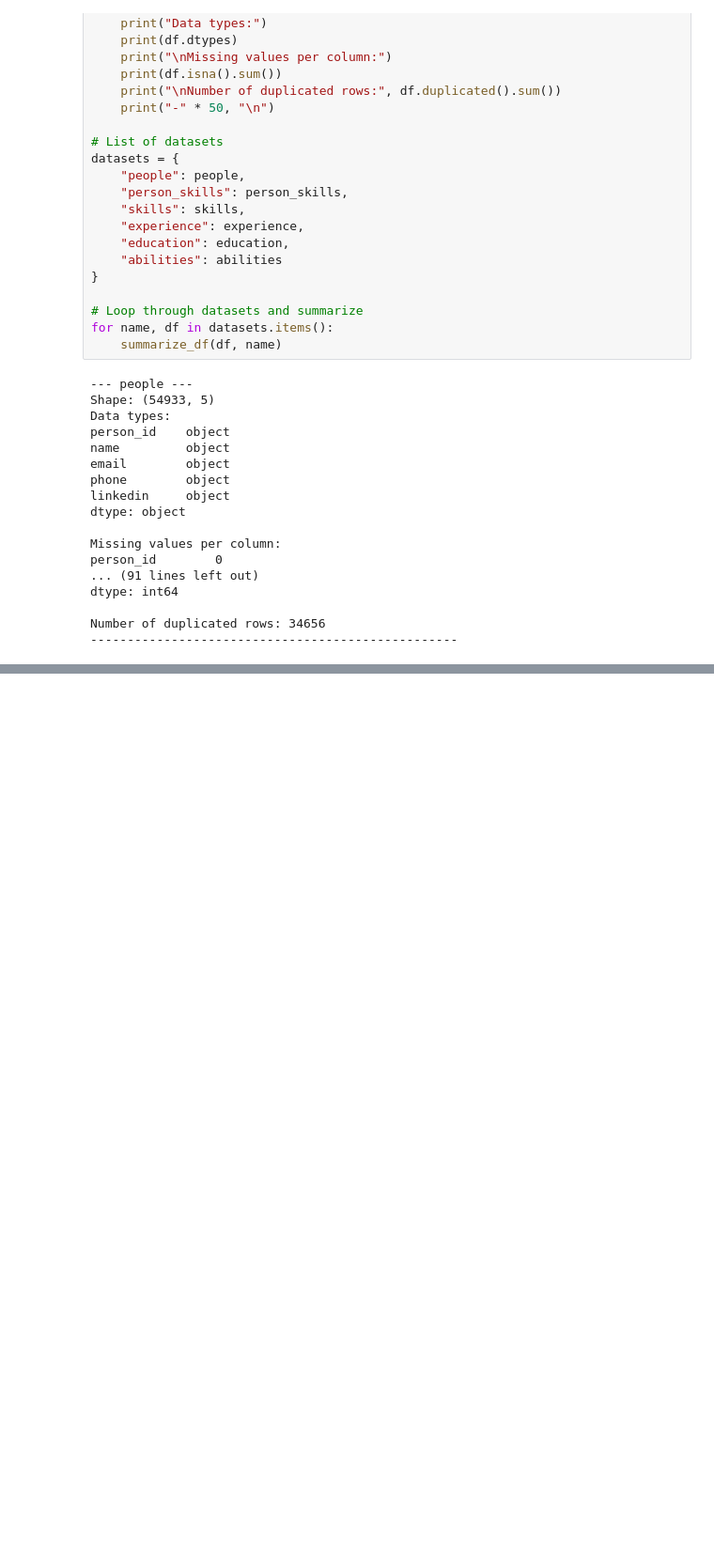
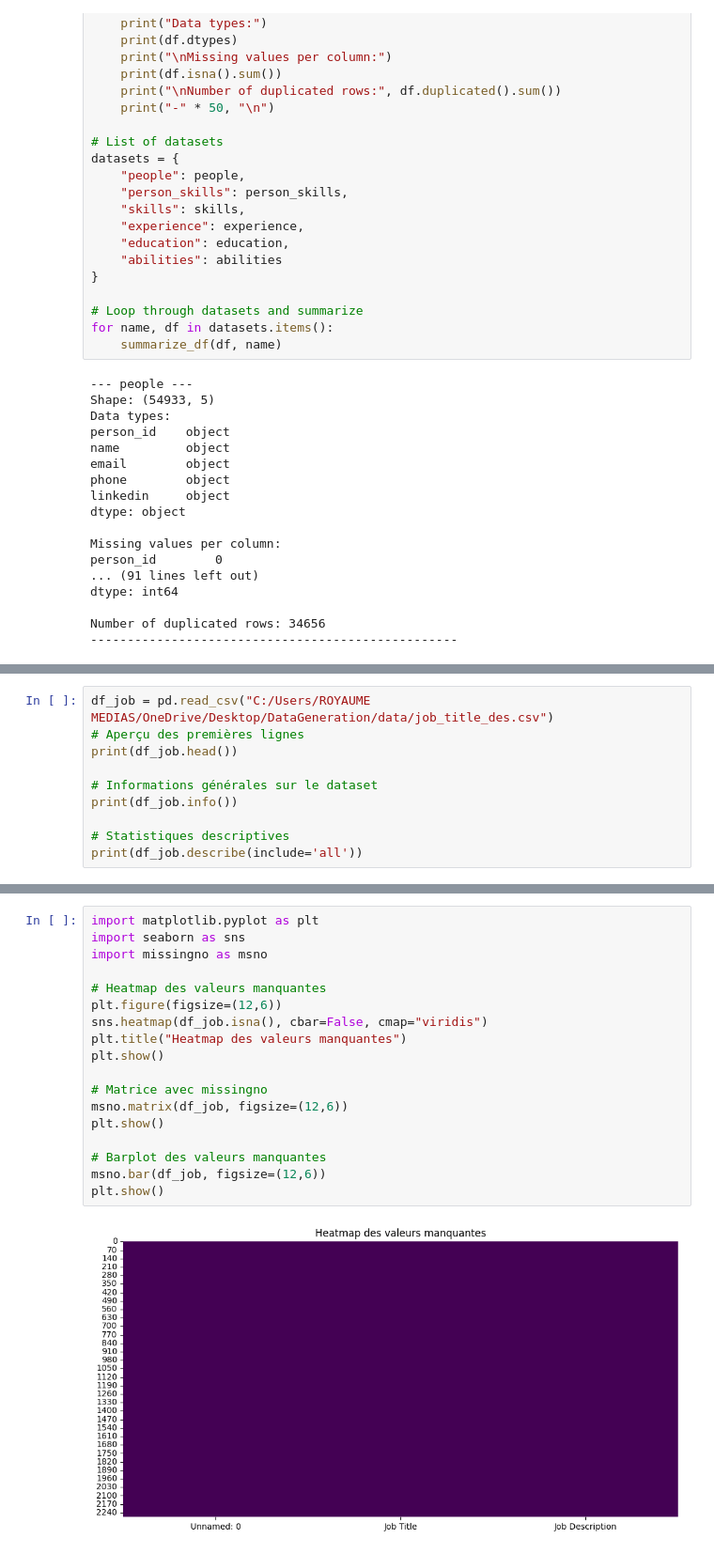
Before and after one commit to ZahraZellazi/NeuralTextEmbeddings, a Jupyter notebook: notebook/DataGeNn.ipynb, the cells around one changed output, grey strips where cells are left out. Shown at 94% size. Drawn from its saved outputs; the diff is of its cells as text; blank space fills up the shorter version.

```diff
--- a/notebook/DataGeNn.ipynb
+++ b/notebook/DataGeNn.ipynb
@@ -441,0 +725,10 @@ DataFrameGroupBy.apply operated on the grouping columns. This behavior is deprec
+# %%
+df_job = pd.read_csv("C:/Users/ROYAUME MEDIAS/OneDrive/Desktop/DataGeneration/data/job_title_des.csv")
+# Aperçu des premières lignes
+print(df_job.head())
+
+# Informations générales sur le dataset
+print(df_job.info())
+
+# Statistiques descriptives
+print(df_job.describe(include='all'))
@@ -441,0 +789,20 @@ DataFrameGroupBy.apply operated on the grouping columns. This behavior is deprec
+# %%
+import matplotlib.pyplot as plt
+import seaborn as sns
+import missingno as msno
+
+# Heatmap des valeurs manquantes
+plt.figure(figsize=(12,6))
+sns.heatmap(df_job.isna(), cbar=False, cmap="viridis")
+plt.title("Heatmap des valeurs manquantes")
+plt.show()
+
+# Matrice avec missingno
+msno.matrix(df_job, figsize=(12,6))
+plt.show()
+
+# Barplot des valeurs manquantes
+msno.bar(df_job, figsize=(12,6))
+plt.show()
+# %% [output]
+[figure, added]
```
Also changed, not shown: parts of 33 cells of this notebook, 1 other file.
